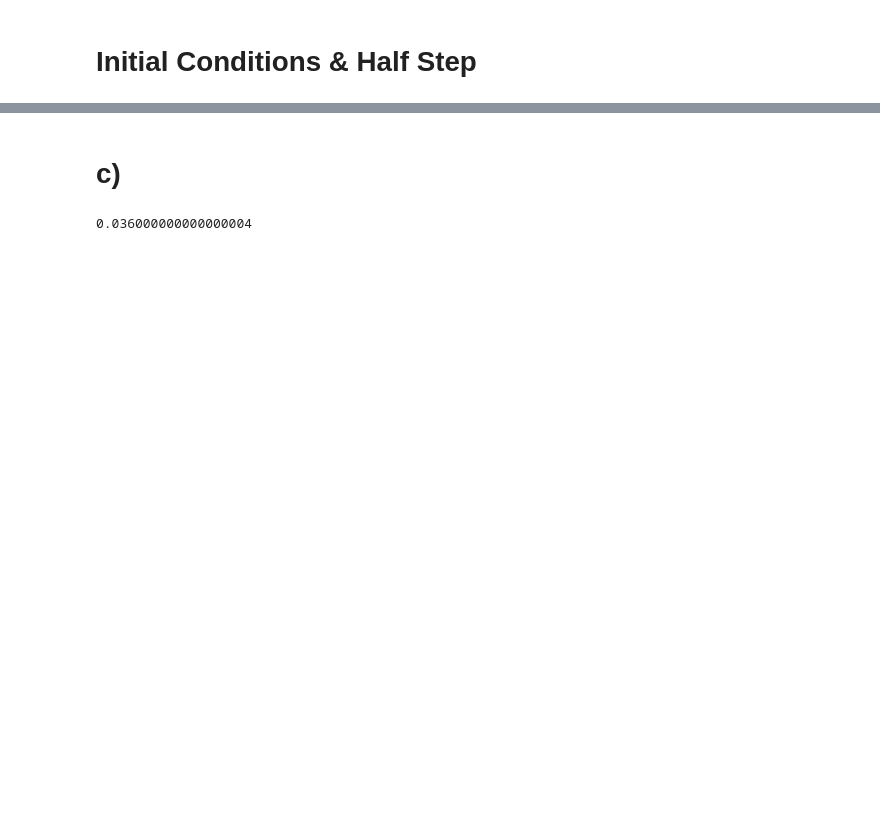
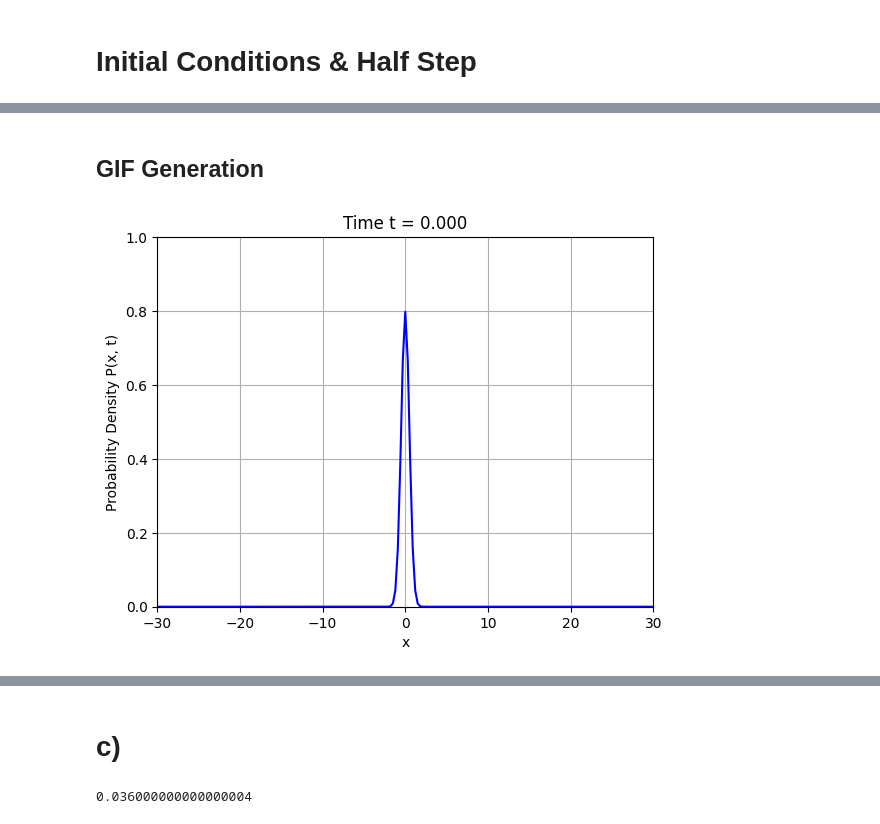
Before and after one commit to caioacleao/Hackaquantum---QS2024-, a Jupyter notebook: Hackaquantum/BEC/Problem 3/Problem 2-3.ipynb, the cells around one changed output, grey strips where cells are left out. Cells and saved outputs as stored; diff of their text form; code cells hidden in the pictures; blank space fills up the shorter version.

```diff
--- a/Hackaquantum/BEC/Problem 3/Problem 2-3.ipynb
+++ b/Hackaquantum/BEC/Problem 3/Problem 2-3.ipynb
@@ -203,33 +214,37 @@ P_B.max()
+# %% [markdown]
+## GIF Generation
 # %%
 fig, ax = plt.subplots()
 
 skipsize = 20
 
 def animate(i):
     ax.clear()
     ax.plot(x, P_B[:, i], color='blue')
     ax.set_xlim(x[0], x[-1])
     ax.set_ylim(0, 1)
     ax.set_xlabel('x')
     ax.set_ylabel('Probability Density P(x, t)')
     ax.set_title(f'Time t = {t[i]:.3f}')
     ax.grid(True)
 
 #list of frame indices
 frame_indices = range(0, len(t), skipsize)
 
 
-original_interval = 50  # Original interval in milliseconds
+original_interval = 20  # Original interval in milliseconds
 adjusted_interval = original_interval * skipsize
 
 # animation object
 anim = FuncAnimation(
     fig,
     animate,
     frames=frame_indices,   # list of skipped frames
     interval=adjusted_interval,
     repeat=False
 )
 
 # Save the animation as a GIF
 anim.save('probability_density_evolution_b.gif', writer='pillow', fps=20)
+# %% [output]
+[figure, added]
```
Also changed, not shown: parts of 12 cells of this notebook, 3 other files.
